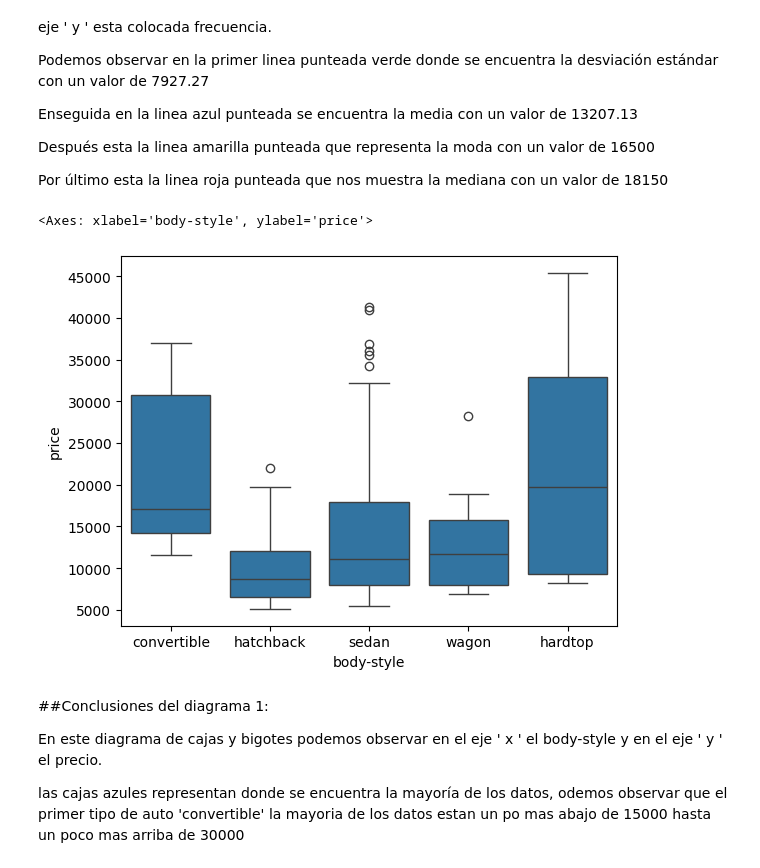
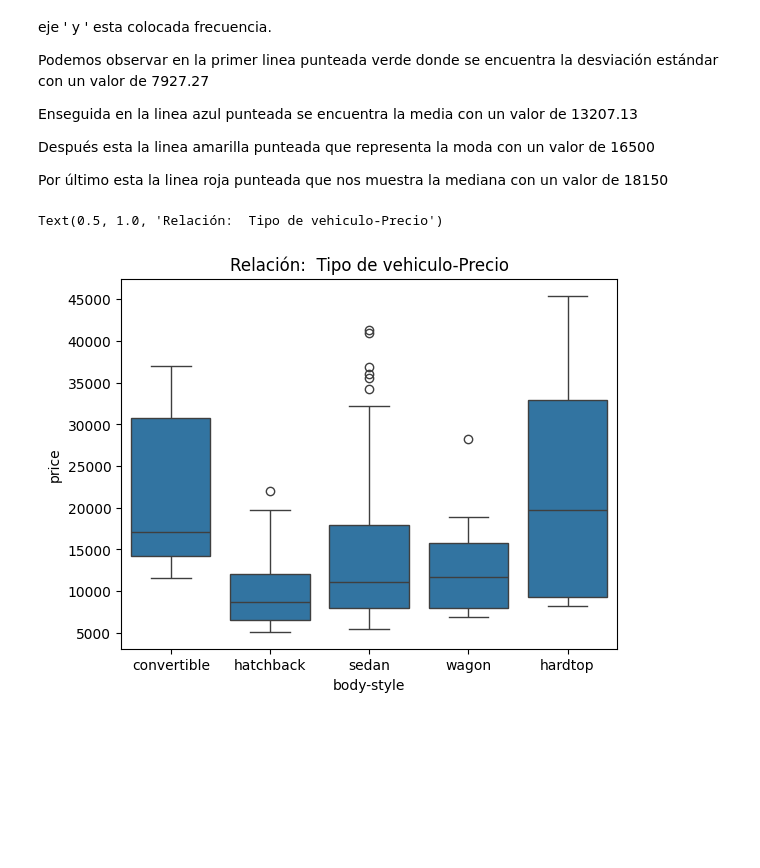
Before and after one commit to AnahiGutierrez22/Estadistica, a Jupyter notebook: Unidad1/Práctica6.ipynb, the cells around one changed output. Cells and saved outputs as stored; diff of their text form; code cells hidden in the pictures; blank space fills up the shorter version.

```diff
--- a/Unidad1/Práctica6.ipynb
+++ b/Unidad1/Práctica6.ipynb
@@ -141,12 +141,7 @@ Por último esta la linea roja punteada que nos muestra la mediana con un valor
 # %%
 #Realizar un diagrama de caja y bigotes que muestre la relación estadística entre la columna del precio del automóvil (price) y tipo de vehículo (body style)
 sns.boxplot(x=autos['body-style'], y=autos['price'])
+plt.title("Relación:  Tipo de vehiculo-Precio")
 # %% [output]
-<Axes: xlabel='body-style', ylabel='price'>
+Text(0.5, 1.0, 'Relación:  Tipo de vehiculo-Precio')
-[figure, old version]
+[figure, new version]
-# %% [markdown]
-##Conclusiones del diagrama 1:
-
-En este diagrama de cajas y bigotes podemos observar en el eje ' x ' el body-style y en el eje ' y ' el precio.
-
-las cajas azules representan donde se encuentra la mayoría de los datos, odemos observar que el primer tipo de auto 'convertible' la mayoria de los datos estan un po mas abajo de 15000 hasta un poco mas arriba de 30000
```
Also changed, not shown: parts of 7 cells of this notebook.
